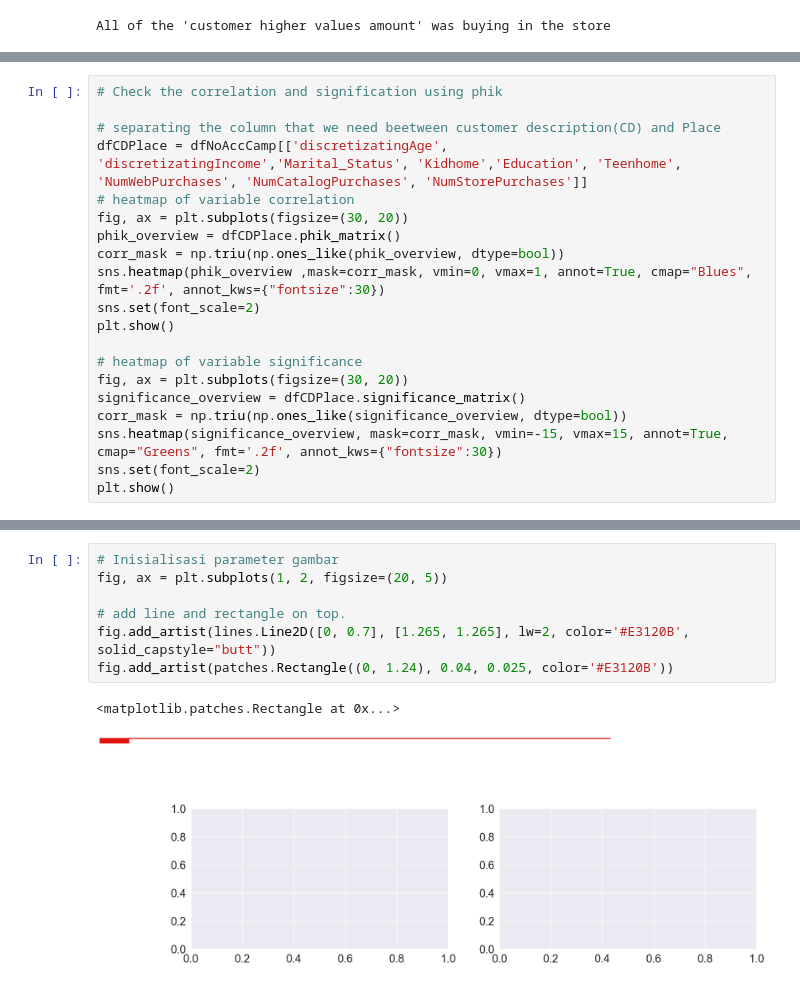
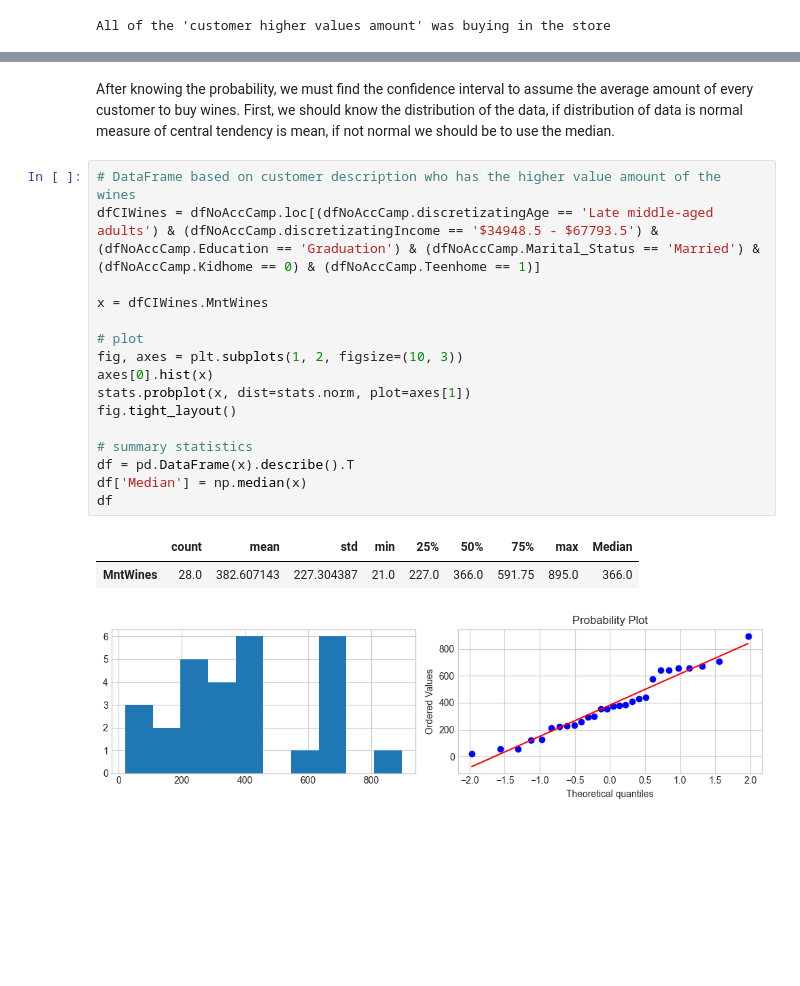
Before and after one commit to fdkurnianto/CapstoneProject2, a Jupyter notebook: notebooks/DataAnalytics.ipynb, the cells around one changed output, grey strips where cells are left out. Saved outputs shown, nothing was run; the diff lists cells and outputs as text; blank space fills up the shorter version.

```diff
--- a/notebooks/DataAnalytics.ipynb
+++ b/notebooks/DataAnalytics.ipynb
@@ -559,20 +392,0 @@ dfGoldCal.sort_values('MntGoldProds', ascending=False)
-# %%
-# Check the correlation and signification using phik
-
-# separating the column that we need beetween customer description(CD) and Place
-dfCDPlace = dfNoAccCamp[['discretizatingAge', 'discretizatingIncome','Marital_Status', 'Kidhome','Education', 'Teenhome', 'NumWebPurchases', 'NumCatalogPurchases', 'NumStorePurchases']]
-# heatmap of variable correlation
-fig, ax = plt.subplots(figsize=(30, 20))
-phik_overview = dfCDPlace.phik_matrix()
-corr_mask = np.triu(np.ones_like(phik_overview, dtype=bool))
-sns.heatmap(phik_overview ,mask=corr_mask, vmin=0, vmax=1, annot=True, cmap="Blues", fmt='.2f', annot_kws={"fontsize":30})
-sns.set(font_scale=2)
-plt.show()
-
-# heatmap of variable significance
-fig, ax = plt.subplots(figsize=(30, 20))
-significance_overview = dfCDPlace.significance_matrix()
-corr_mask = np.triu(np.ones_like(significance_overview, dtype=bool))
-sns.heatmap(significance_overview, mask=corr_mask, vmin=-15, vmax=15, annot=True, cmap="Greens", fmt='.2f', annot_kws={"fontsize":30})
-sns.set(font_scale=2)
-plt.show()
@@ -699,10 +393,22 @@ df.loc[(df.discretizatingIncome == '$0 - $34948.5') & (df.discretizatingAge == '
-# %%
-# Inisialisasi parameter gambar
-fig, ax = plt.subplots(1, 2, figsize=(20, 5))
-
-# add line and rectangle on top.
-fig.add_artist(lines.Line2D([0, 0.7], [1.265, 1.265], lw=2, color='#E3120B', solid_capstyle="butt"))
-fig.add_artist(patches.Rectangle((0, 1.24), 0.04, 0.025, color='#E3120B'))
-# %% [output]
-<matplotlib.patches.Rectangle at 0x...>
-[figure, removed]
+# %% [markdown]
+After knowing the probability, we must find the confidence interval to assume the average amount of every customer to buy wines. First, we should know the distribution of the data, if distribution of data is normal measure of central tendency is mean, if not normal we should be to use the median.
+# %%
+# DataFrame based on customer description who has the higher value amount of the wines
+dfCIWines = dfNoAccCamp.loc[(dfNoAccCamp.discretizatingAge == 'Late middle-aged adults') & (dfNoAccCamp.discretizatingIncome == '$34948.5 - $67793.5') & (dfNoAccCamp.Education == 'Graduation') & (dfNoAccCamp.Marital_Status == 'Married') & (dfNoAccCamp.Kidhome == 0) & (dfNoAccCamp.Teenhome == 1)]
+
+x = dfCIWines.MntWines
+
+# plot
+fig, axes = plt.subplots(1, 2, figsize=(10, 3))
+axes[0].hist(x)
+stats.probplot(x, dist=stats.norm, plot=axes[1])
+fig.tight_layout()
+
+# summary statistics
+df = pd.DataFrame(x).describe().T
+df['Median'] = np.median(x)
+df
+# %% [output]
+|  | count | mean | std | min | 25% | 50% | 75% | max | Median |
+| MntWines | 28.0 | 382.607143 | 227.304387 | 21.0 | 227.0 | 366.0 | 591.75 | 895.0 | 366.0 |
+[figure, added]
```
Also changed, not shown: parts of 93 cells of this notebook, 1 other file.
